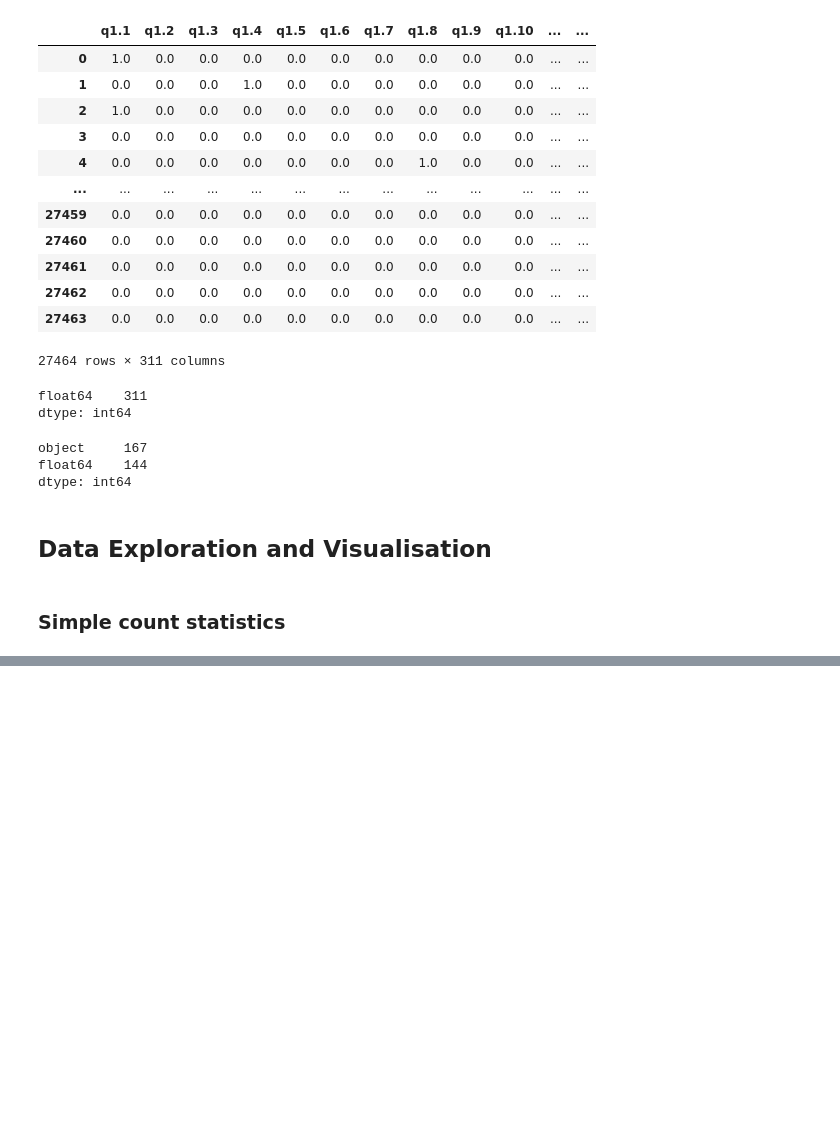
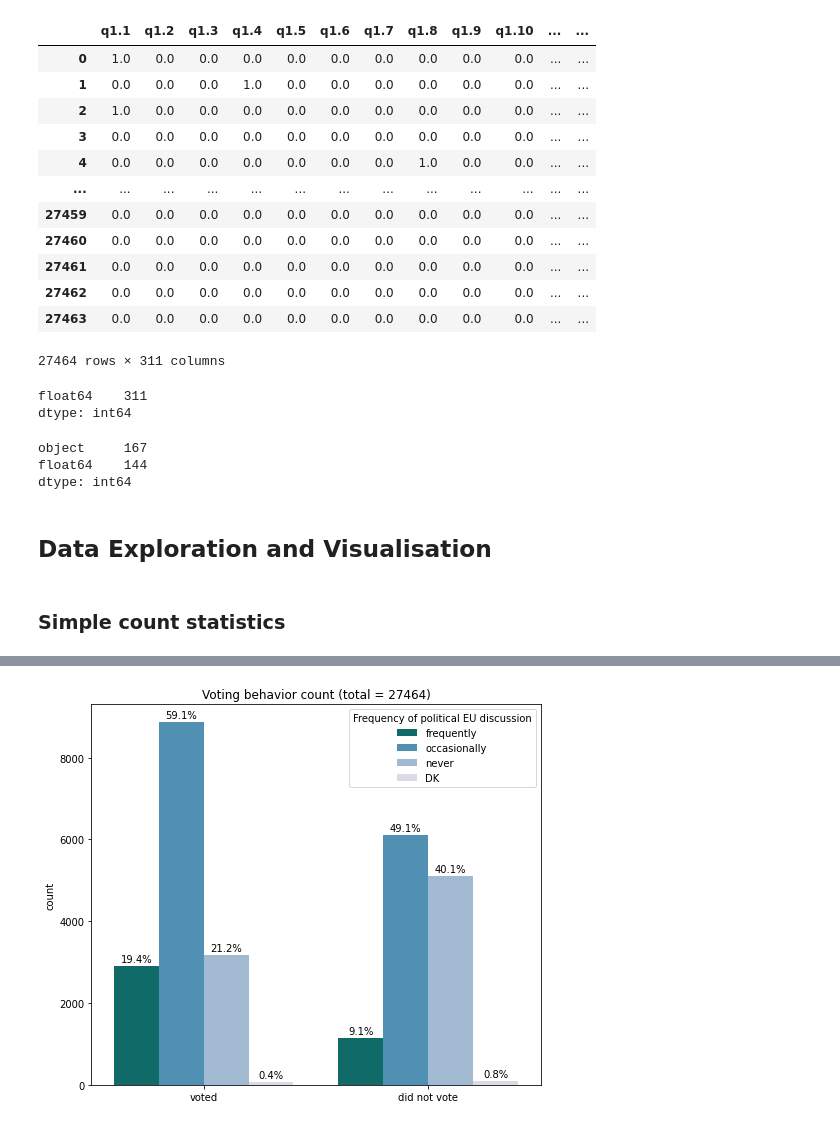
Before and after one commit to OskarKrafft/Machine-Learning-Project, a Jupyter notebook: 02_Data_Exploration_Visualisation.ipynb, the cells around one changed output, grey strips where cells are left out. Cells and saved outputs as stored; diff of their text form; code cells hidden in the pictures; blank space fills up the shorter version.

```diff
--- a/02_Data_Exploration_Visualisation.ipynb
+++ b/02_Data_Exploration_Visualisation.ipynb
@@ -118,0 +227,21 @@ catplot.set(title='Voting behavior by age')
+# %%
+# voting behavior: "When you get together with friends or relatives, would you say you discuss frequently, occasionally or never about European political matters?""
+
+rcParams['figure.figsize'] = 8.05,7
+
+countplot = sns.countplot(data = eppes_cleaned, x = "qg1", hue = "d71a_2", order=eppes_cleaned["qg1"].value_counts(ascending=False).index, palette='PuBuGn_r')
+countplot.set(xlabel='', ylabel='count')
+countplot.set(xticklabels=["voted", "did not vote"])
+countplot.set(title='Voting behavior count (total = 27464)')
+
+countplot.legend(title='Frequency of political EU discussion', loc='upper right', labels=['frequently', 'occasionally', 'never', 'DK'])
+
+percentage = [19.4, 9.1, 59.1, 49.1, 21.2, 40.1, 0.4, 0.8]
+
+patches = countplot.patches
+for i in range(len(patches)):
+   x = patches[i].get_x() + patches[i].get_width()/2
+   y = patches[i].get_height()+100
+   countplot.annotate('{:.1f}%'.format(percentage[i]), (x, y), ha='center')
+# %% [output]
+[figure, added]
```
Also changed, not shown: parts of 15 cells of this notebook.
